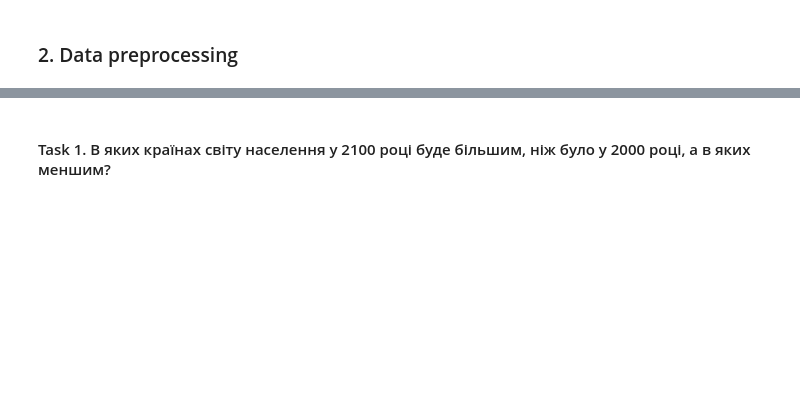
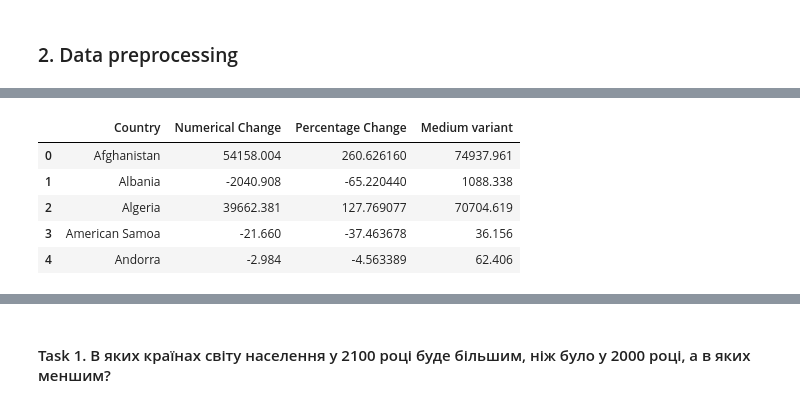
Before and after one commit to markilebyak/UCU_Visualization, a Jupyter notebook: HW3/HW3.ipynb, the cells around one changed output, grey strips where cells are left out. Saved outputs shown, nothing was run; the diff lists cells and outputs as text; code cells hidden in the pictures; blank space fills up the shorter version.

```diff
--- a/HW3/HW3.ipynb
+++ b/HW3/HW3.ipynb
@@ -103 +196,16 @@ df = df.rename(columns = {'country': 'Country'}, inplace = False)
+# %%
+df_cleaned = df_2000.copy(deep=True)
+df_cleaned['Numerical Change'] = df_2100['Medium variant'].values - df_2000['Estimates'].values
+df_cleaned['Percentage Change'] = (df_2100['Medium variant'].values / df_2000['Estimates'].values - 1) * 100
+df_cleaned['Medium variant'] = df_2100['Medium variant'].values
+df_cleaned.drop('Estimates', axis='columns', inplace=True)
+df_cleaned.drop('Year', axis='columns', inplace=True)
+df_cleaned.head()
+# %% [output]
+|  | Country | Numerical Change | Percentage Change | Medium variant |
+| 0 | Afghanistan | 54158.004 | 260.626160 | 74937.961 |
+| 1 | Albania | -2040.908 | -65.220440 | 1088.338 |
+| 2 | Algeria | 39662.381 | 127.769077 | 70704.619 |
+| 3 | American Samoa | -21.660 | -37.463678 | 36.156 |
+| 4 | Andorra | -2.984 | -4.563389 | 62.406 |
 # %%
```
Also changed, not shown: parts of 34 cells of this notebook, 3 other files.
